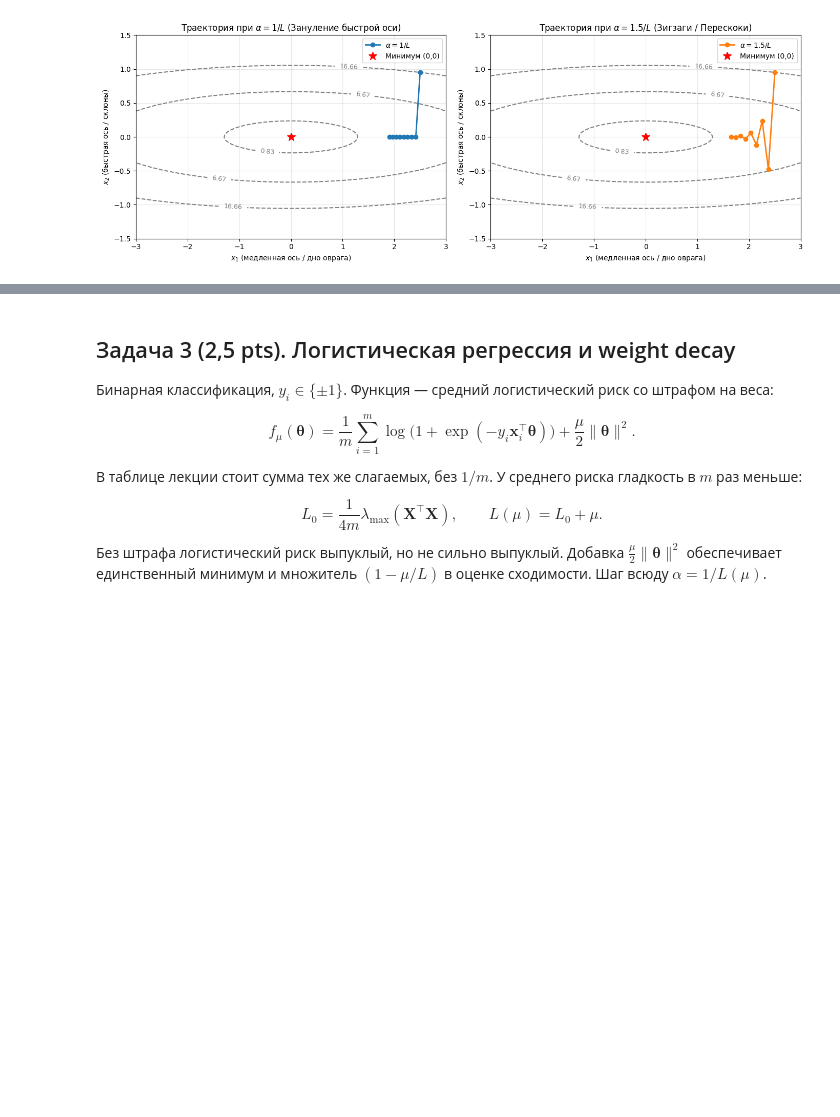
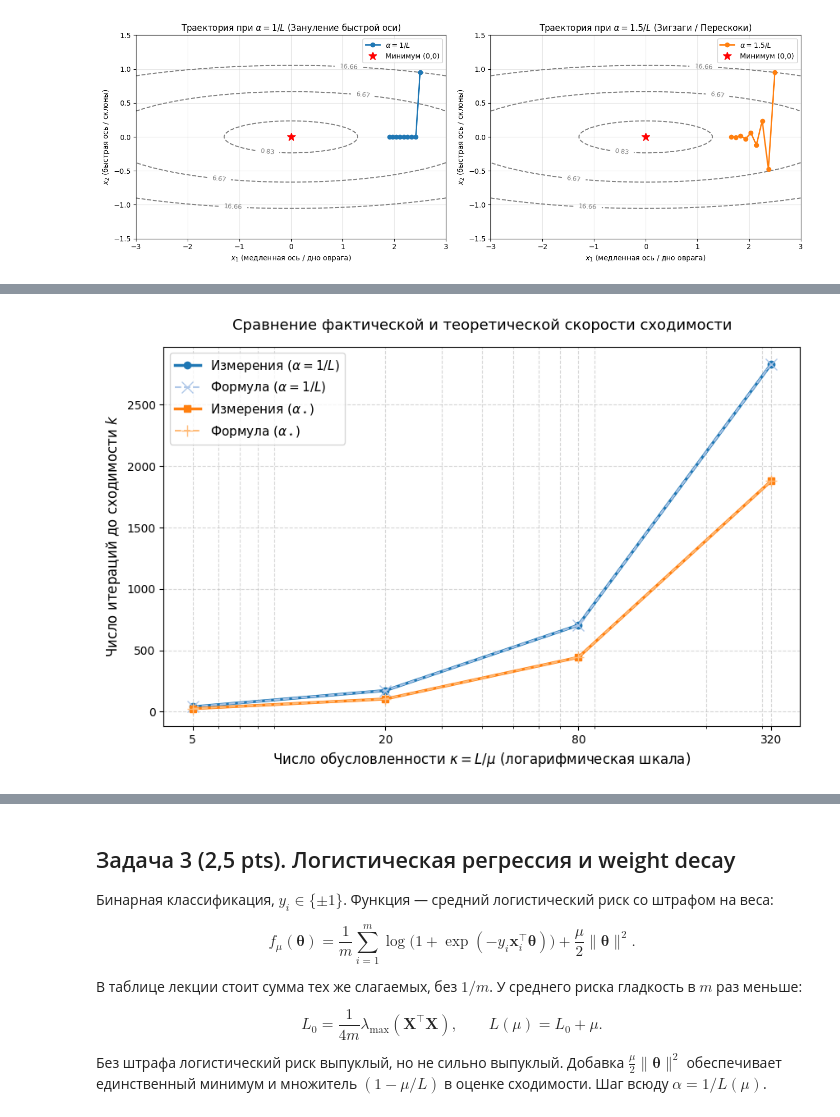
Before and after one commit to dchurikov1983/msc-methods-optimization-autumn-2026, a Jupyter notebook: Неделя 7. Градиентный спуск и его сходимость/Неделя 7_Методы опимизации_ДЗ_done.ipynb, the cells around one changed output, grey strips where cells are left out. Drawn from its saved outputs; the diff is of its cells as text; code cells hidden in the pictures; blank space fills up the shorter version.

```diff
--- a/Неделя 7. Градиентный спуск и его сходимость/Неделя 7_Методы опимизации_ДЗ_done.ipynb
+++ b/Неделя 7. Градиентный спуск и его сходимость/Неделя 7_Методы опимизации_ДЗ_done.ipynb
@@ -333,0 +346,81 @@ plt.show()
+# %%
+# Параметры задачи
+kappa_values = [5, 20, 80, 320]
+mu = 1
+x0 = np.array([1.0, 1.0])
+tol = 1e-8
+
+# Списки для сохранения результатов
+measured_1 = []      # Эмпирические шаги при alpha = 1/L
+predicted_1 = []     # Теория при alpha = 1/L
+measured_star = []   # Эмпирические шаги при оптимальном alpha_star
+predicted_star = []  # Теория при оптимальном alpha_star
+
+for kappa in kappa_values:
+    L = kappa
+
+    # -------------------------------------------------------------
+    # 1. Спуск с шагом alpha = 1/L
+    # -------------------------------------------------------------
+    alpha = 1.0 / L
+    x = x0.copy()
+    k1 = 0
+    while 0.5 * (mu * x[0]**2 + L * x[1]**2) > tol:
+        # Шаг градиентного спуска
+        x[0] = x[0] - alpha * (mu * x[0])
+        x[1] = x[1] - alpha * (L * x[1])
+        k1 += 1
+    measured_1.append(k1)
+
+    # Теоретический аналитический расчет по формуле f(x_k) = 0.5 * (1 - 1/kappa)**(2k) <= tol
+    k1_th = np.ceil(np.log(2.0 * tol) / (2.0 * np.log(1.0 - 1.0 / kappa)))
+    predicted_1.append(int(k1_th))
+
+    # -------------------------------------------------------------
+    # 2. Спуск с оптимальным шагом alpha_star = 2 / (L + mu)
+    # -------------------------------------------------------------
+    alpha_star = 2.0 / (L + mu)
+    x = x0.copy()
+    k2 = 0
+    while 0.5 * (mu * x[0]**2 + L * x[1]**2) > tol:
+        x[0] = x[0] - alpha_star * (mu * x[0])
+        x[1] = x[1] - alpha_star * (L * x[1])
+        k2 += 1
+    measured_star.append(k2)
+
+    # Теоретический аналитический расчет по формуле f(x_k) = f(x_0) * rho**(2k) <= tol
+    f0 = (1.0 + kappa) / 2.0
+    rho = (kappa - 1.0) / (kappa + 1.0)
+    k2_th = np.ceil(np.log(tol / f0) / (2.0 * np.log(rho)))
+    predicted_star.append(int(k2_th))
+
+# Вывод результатов в консоль в виде удобной таблицы
+print(f"{'kappa':<6} | {'alpha=1/L (факт/теория)':<25} | {'alpha_star (факт/теория)':<25}")
+print("-" * 62)
+for i, kappa in enumerate(kappa_values):
+    print(f"{kappa:<6} | {measured_1[i]:>4} / {predicted_1[i]:<16} | {measured_star[i]:>4} / {predicted_star[i]:<16}")
+
+# -------------------------------------------------------------
+# 3. Построение графиков сравнения
+# -------------------------------------------------------------
+plt.figure(figsize=(10, 6))
+
+# Отрисовка линий для alpha = 1/L
+plt.plot(kappa_values, measured_1, 'o-', color='#1f77b4', linewidth=2.5, label=r'Измерения ($\alpha = 1/L$)')
+plt.plot(kappa_values, predicted_1, 'x--', color='#aec7e8', linewidth=1.5, markersize=10, label=r'Формула ($\alpha = 1/L$)')
+
+# Отрисовка линий для оптимального шага
+plt.plot(kappa_values, measured_star, 's-', color='#ff7f0e', linewidth=2.5, label=r'Измерения ($\alpha_\star$)')
+plt.plot(kappa_values, predicted_star, '+--', color='#ffbb78', linewidth=1.5, markersize=10, label=r'Формула ($\alpha_\star$)')
+
+# Форматирование осей
+plt.xscale('log')
+plt.xticks(kappa_values, labels=[str(k) for k in kappa_values])
+plt.grid(True, which="both", linestyle="--", alpha=0.5)
+
+plt.xlabel(r'Число обусловленности $\kappa = L/\mu$ (логарифмическая шкала)', fontsize=12)
+plt.ylabel('Число итераций до сходимости $k$', fontsize=12)
+plt.title('Сравнение фактической и теоретической скорости сходимости', fontsize=13, pad=15)
+plt.legend(fontsize=11)
+plt.show()
+# %% [output]
@@ -333,0 +433 @@ plt.show()
+[figure, added]
```
Also changed, not shown: parts of 6 cells of this notebook.
